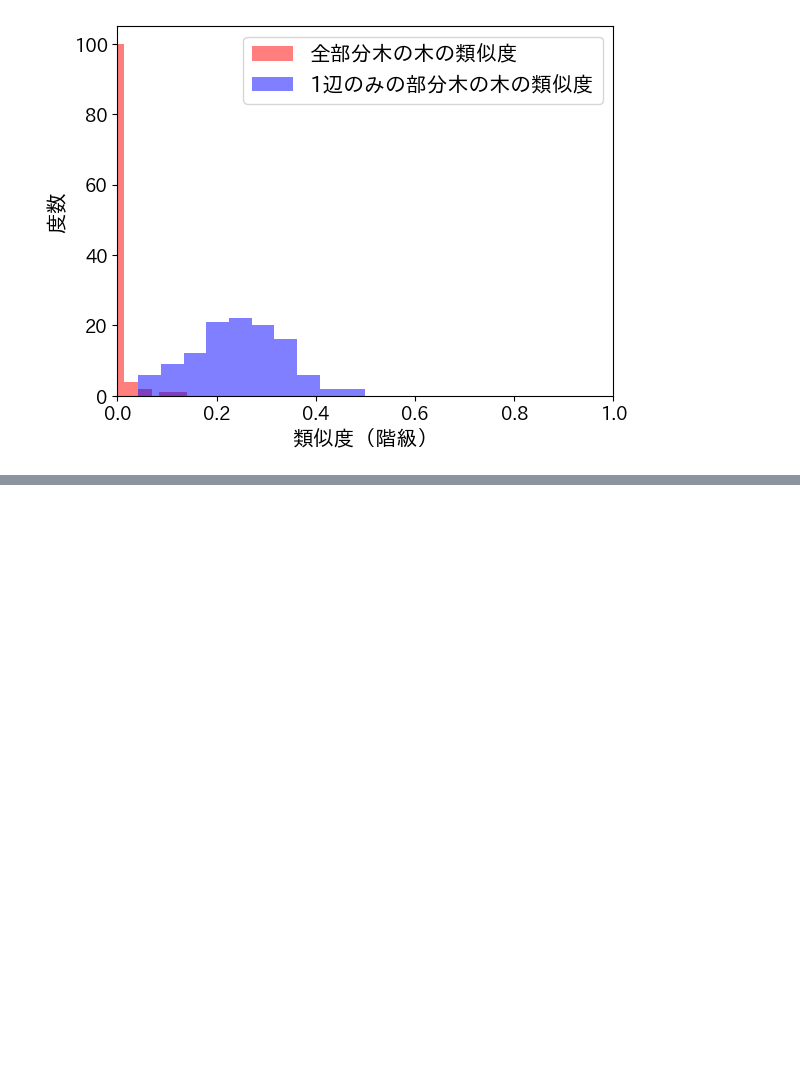
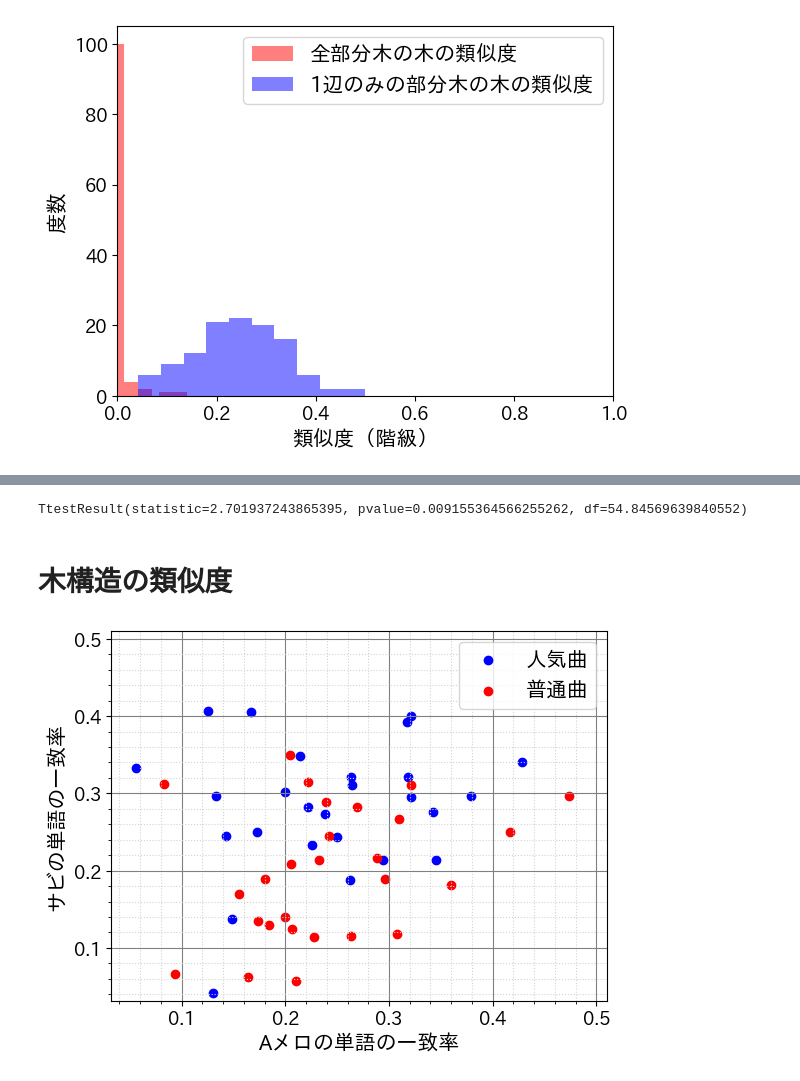
Before and after one commit to tsubasasugawara/lyrics_melody_analyzer, a Jupyter notebook: notebooks/ALL.ipynb, the cells around one changed output, grey strips where cells are left out. Drawn from its saved outputs; the diff is of its cells as text; code cells hidden in the pictures; blank space fills up the shorter version.

```diff
--- a/notebooks/ALL.ipynb
+++ b/notebooks/ALL.ipynb
@@ -119,0 +195,28 @@ fig.show()
+# %%
+sorted_rates = rates_ts.dropna(subset=["youtube_url"]).sort_values("youtube_play_times", ascending=False)
+center = len(sorted_rates) // 2
+pop_youtube = sorted_rates[:center]
+unpop_youtube = sorted_rates[center:]
+
+stats.ttest_ind(df_list[0][RATE_S], df_list[1][RATE_S], equal_var=False)
+# %% [output]
+TtestResult(statistic=2.701937243865395, pvalue=0.009155364566255262, df=54.84569639840552)
+# %% [markdown]
+# 木構造の類似度
+# %%
+rates_tspc_yoasobi, xy_min_tspc_yoasobi, xy_max_tspc_yoasobi = preprocess(df_yoasobi, "csv/YOASOBI_tspc_20240204.csv")
+rates_tspc_yorushika, xy_min_tspc_yorushika, xy_max_tspc_yorushika = preprocess(df_yorushika, "csv/ヨルシカ_tspc_20231119.csv")
+rates_tspc_greeeen, xy_min_tspc_greeeen, xy_max_tspc_greeeen = preprocess(df_greeeen, "csv/GReeeeN_tspc_20231119.csv")
+
+df_list = scatter(
+    [rates_tspc_greeeen, rates_tspc_yoasobi, rates_tspc_yorushika],
+    min(xy_min_tspc_greeeen, xy_min_tspc_yoasobi, xy_min_tspc_yorushika),
+   max(xy_max_tspc_greeeen, xy_max_tspc_yoasobi, xy_max_tspc_yorushika),
+    ['youtube_url'],
+    'youtube_play_times',
+    "Aメロの単語の一致率",
+    "サビの単語の一致率",
+    "images/木構造の類似度と楽曲の人気度の関係.svg",
+)
+# %% [output]
+[figure, added]
```
Also changed, not shown: parts of 9 cells of this notebook, 6 other files.
